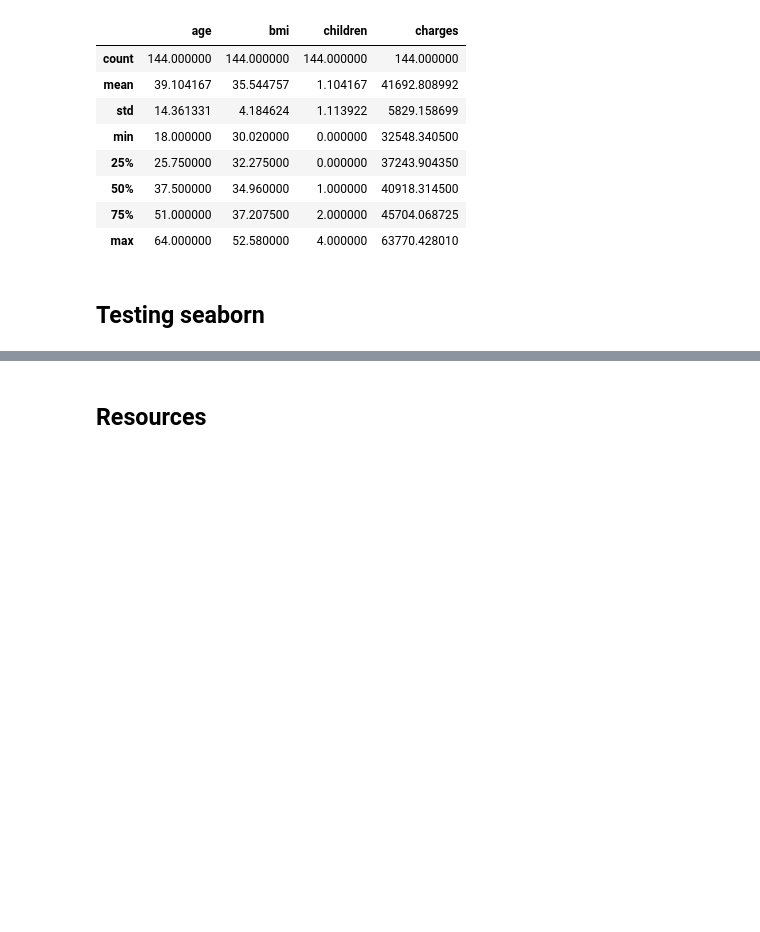
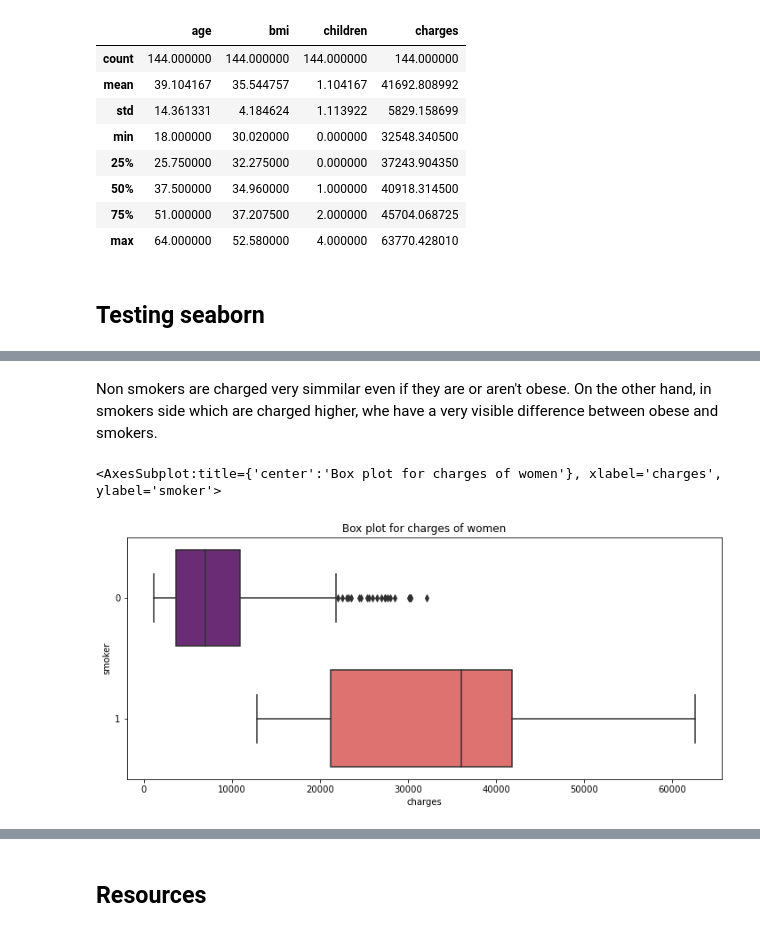
Before and after one commit to eon129/pytorch_tests, a Jupyter notebook: TestingLibraries.ipynb, the cells around one changed output, grey strips where cells are left out. Saved outputs shown, nothing was run; the diff lists cells and outputs as text; code cells hidden in the pictures; blank space fills up the shorter version.

```diff
--- a/TestingLibraries.ipynb
+++ b/TestingLibraries.ipynb
@@ -138,0 +174,9 @@ data[(data['bmi'] > 30) & (data['smoker'] == 'yes')].describe()
+# %% [markdown]
+Non smokers are charged very simmilar even if they are or aren't obese. On the other hand, in smokers side which are charged higher, whe have a very visible difference between obese and smokers.
+# %%
+pl.figure(figsize=(12,5))
+pl.title("Box plot for charges of women")
+sns.boxplot(y="smoker", x="charges", data =  data[(data.sex == 1)] , orient="h", palette = 'magma')
+# %% [output]
+<AxesSubplot:title={'center':'Box plot for charges of women'}, xlabel='charges', ylabel='smoker'>
+[figure, added]
```
Also changed, not shown: parts of 9 cells of this notebook, 1 other file.
